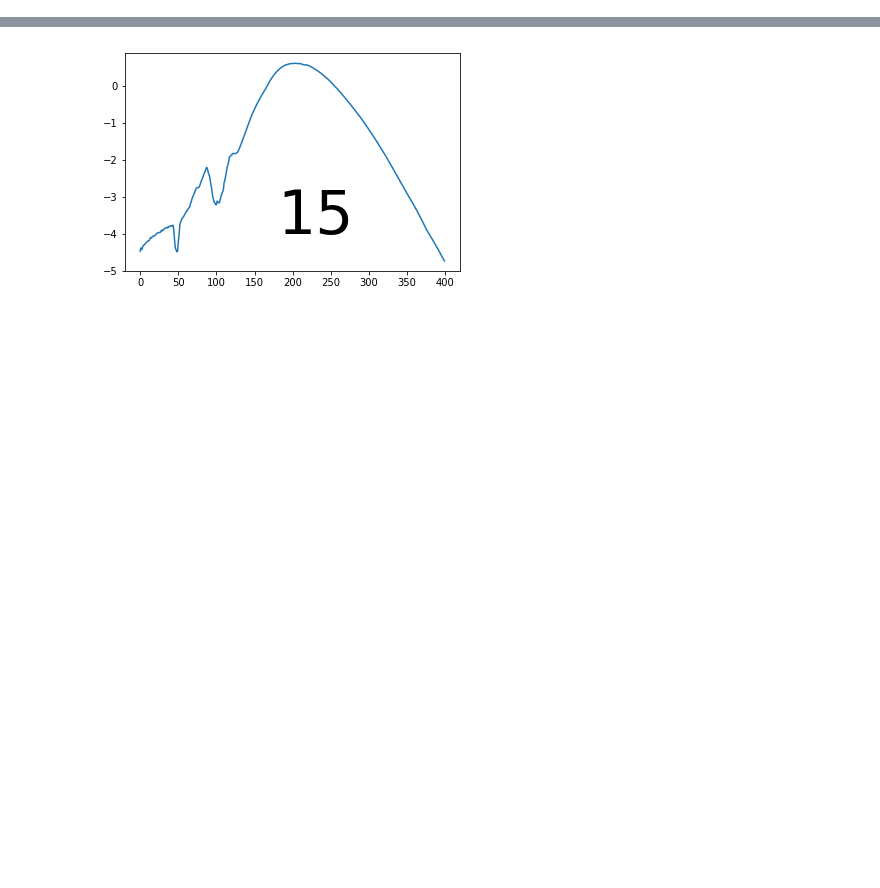
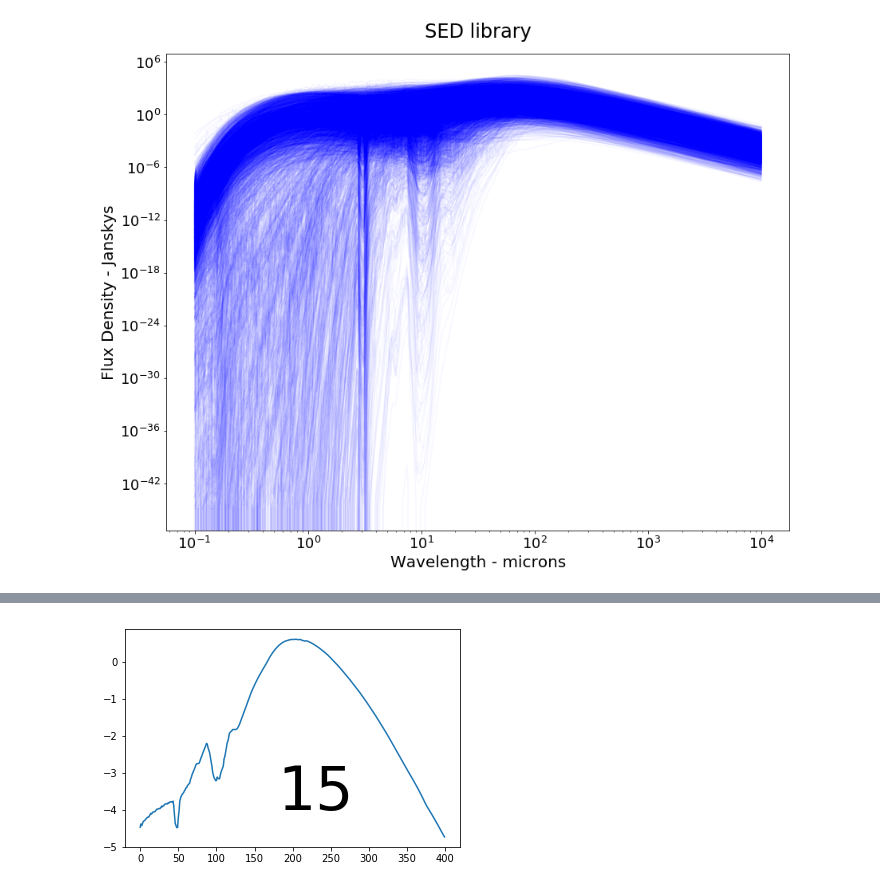
Before and after one commit to elizabethteng/crassula, a Jupyter notebook: figure_factory.ipynb, the cells around one changed output, grey strips where cells are left out. Cells and saved outputs as stored; diff of their text form; code cells hidden in the pictures; blank space fills up the shorter version.

```diff
--- a/figure_factory.ipynb
+++ b/figure_factory.ipynb
@@ -91,3 +112,19 @@ plt.show()
+# %%
+with open ('../grid_metadata/cubefull.txt', 'rb') as fp:
+    cube = np.array(pickle.load(fp))
+with open ('../grid_metadata/xvals.txt', 'rb') as fp:
+    xvals = pickle.load(fp)
+
+plt.figure(figsize=(14,11))
+for i in range(3850):
+    plt.loglog(xvals,10**cube[i],c='b',alpha=0.03)
+plt.xlabel("Wavelength - microns").set_fontsize(20)
+plt.ylabel("Flux Density - Janskys").set_fontsize(20)
+plt.title("SED library",fontsize=24,pad=20)
+plt.tick_params(labelsize=18)
+plt.show()
+# %% [output]
+[figure, added]
 # %%
 # get all model data
 with open ('../grid_metadata/corefull.txt', 'rb') as fp:
```
Also changed, not shown: parts of 12 cells of this notebook, 1 other file.
